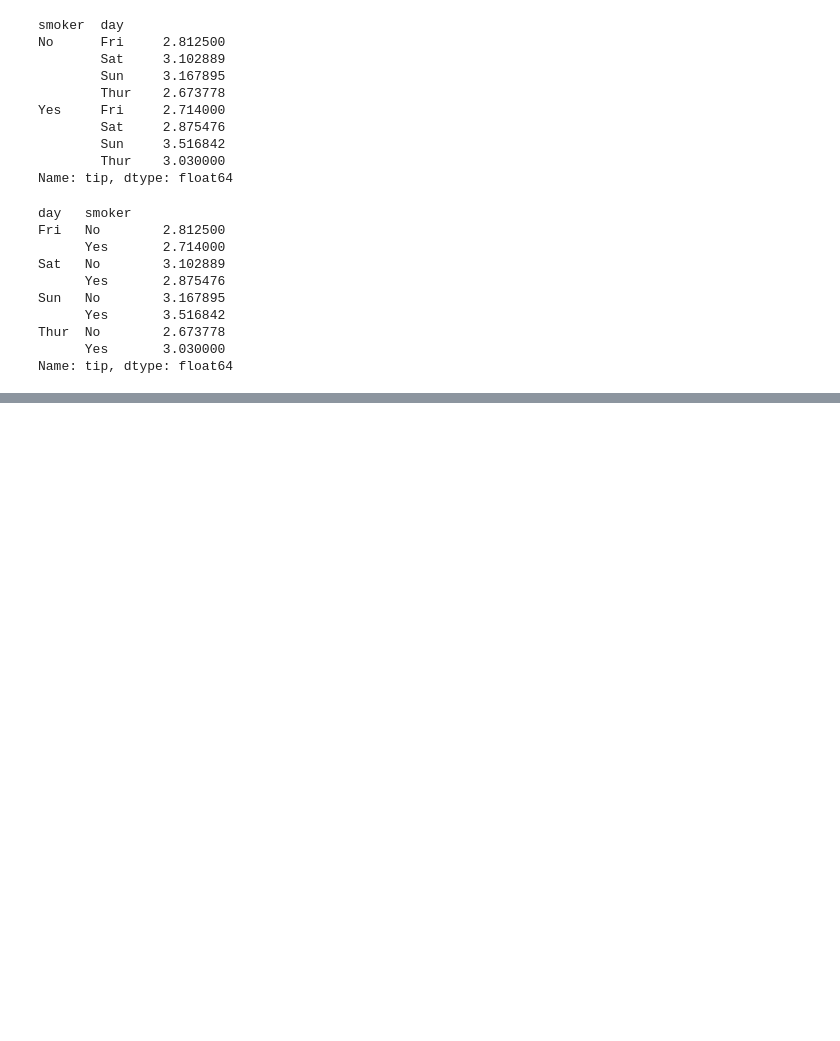
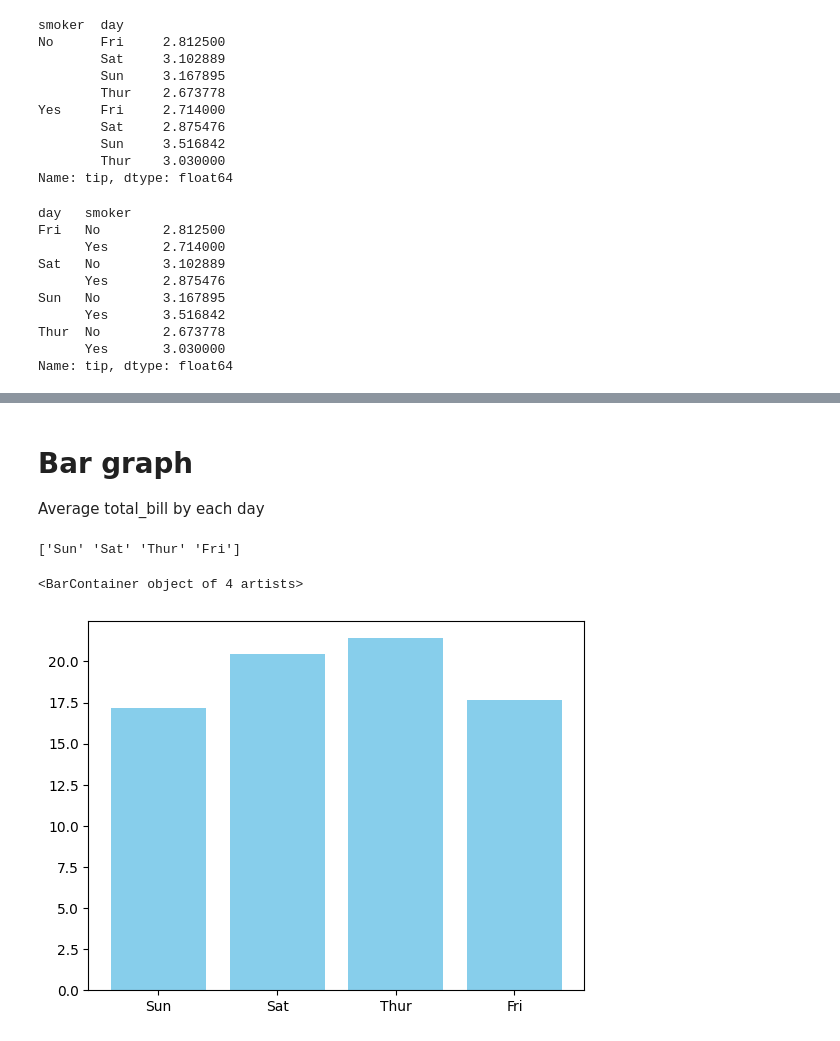
Before and after one commit to QuinlanVic/Python-module-code-notes, a Jupyter notebook: day16_pandas.ipynb, the cells around one changed output, grey strips where cells are left out. Saved outputs shown, nothing was run; the diff lists cells and outputs as text; code cells hidden in the pictures; blank space fills up the shorter version.

```diff
--- a/day16_pandas.ipynb
+++ b/day16_pandas.ipynb
@@ -611,0 +667,16 @@ Name: tip, dtype: float64
+# %% [markdown]
+# Bar graph
+Average total_bill by each day
+# %%
+# x-axis = day; y-axis = average total_bill
+# duplicate items if you do not use ".unique()"
+x_days = tips_df['day'].unique()
+print(x_days)
+y_avg_total_bill = tips_df.groupby('day')['total_bill'].mean()
+y_avg_total_bill
+
+plt.bar(x_days, y_avg_total_bill, color="skyblue")
+# %% [output]
+['Sun' 'Sat' 'Thur' 'Fri']
+<BarContainer object of 4 artists>
+[figure, added]
```
Also changed, not shown: parts of 23 cells of this notebook, 1 other file.
